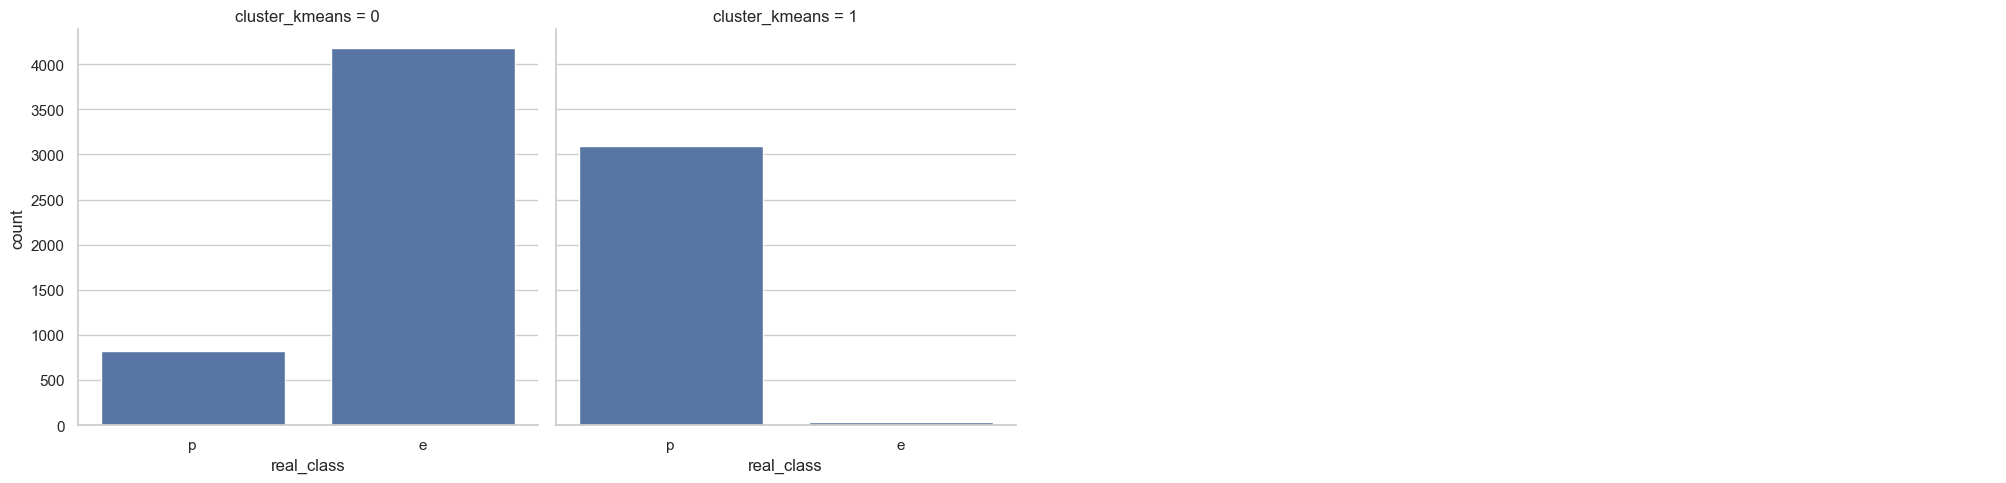
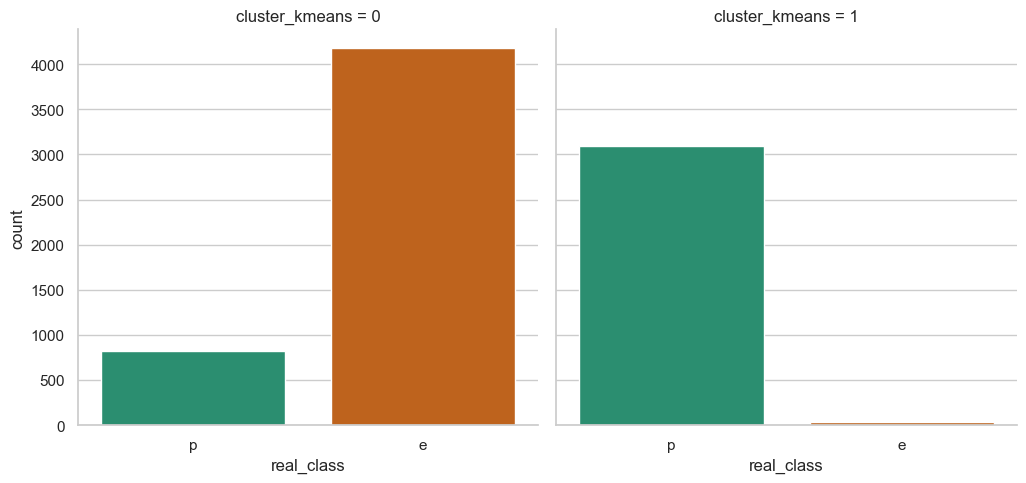
The notebook cell's code change between the first figure and the second:
--- before
+++ after
@@ -6,5 +6,14 @@
 
 # Preparar el catplot
-ax = sns.catplot(col='cluster_kmeans', x='real_class', data=df, kind='count', col_wrap=4)
+ax = sns.catplot(
+    col='cluster_kmeans', 
+    x='real_class', 
+    data=df, 
+    kind='count', 
+    col_wrap=4, 
+    hue='real_class', # mapear el color de las barras a la variable real_class
+    palette='Dark2', 
+    legend=False # Ocultar la leyenda para evitar duplicados
+)
 plt.show()
 # Calcular ARI y NMI frente a y_bin

Commit: Actualización gráficos mushrooms